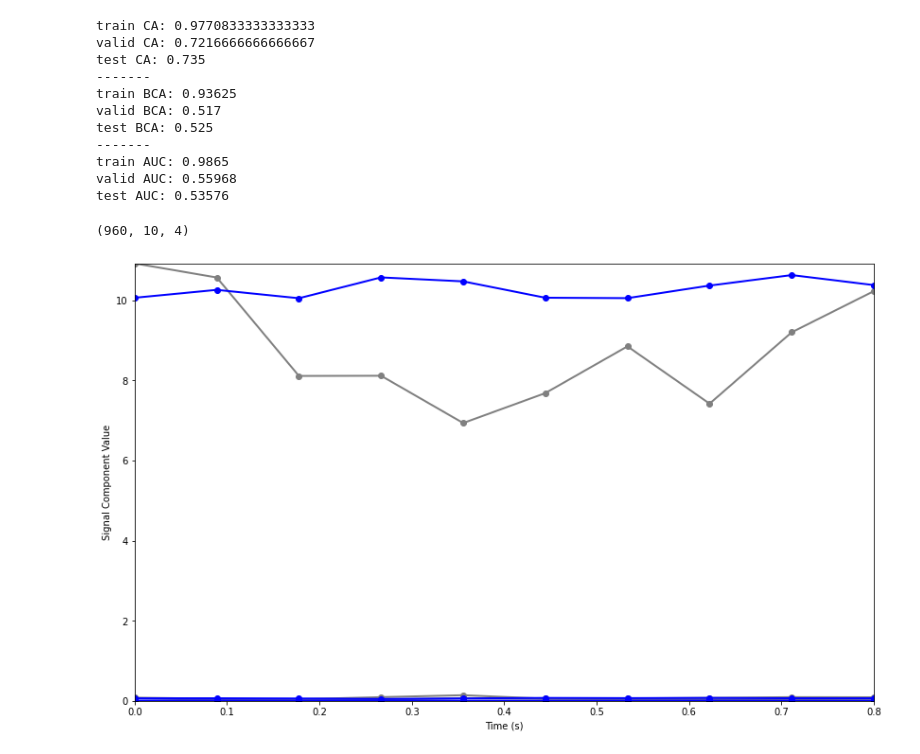
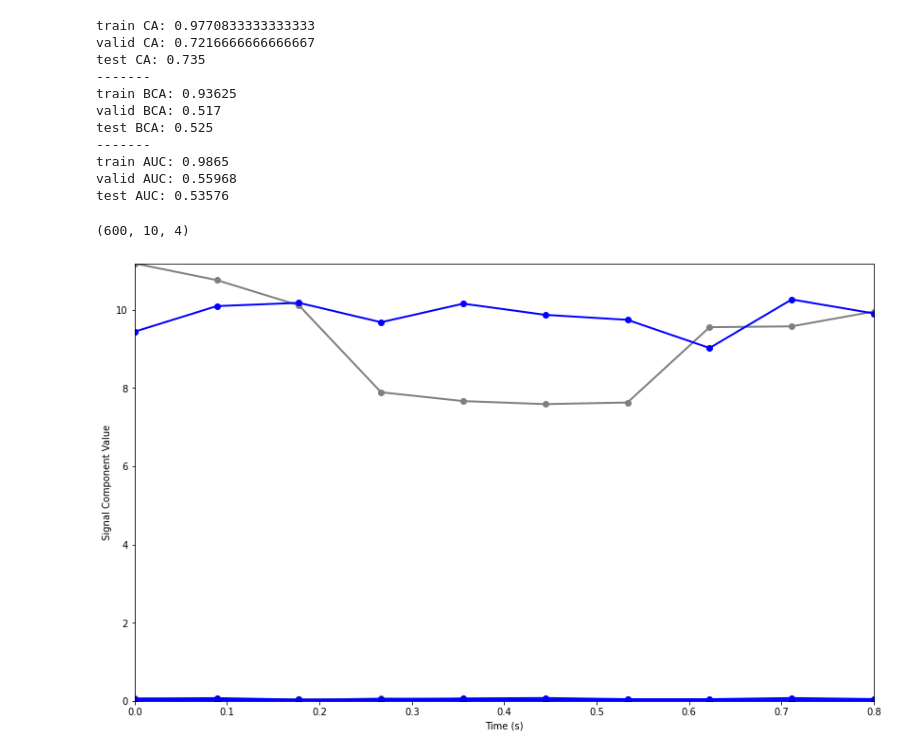
Before and after one commit to idfah/notebooks, a Jupyter notebook: eeg/p300_classification_with_biosemi_data_prep.ipynb, the cells around one changed output. Cells and saved outputs as stored; diff of their text form; code cells hidden in the pictures.

```diff
--- a/eeg/p300_classification_with_biosemi_data_prep.ipynb
+++ b/eeg/p300_classification_with_biosemi_data_prep.ipynb
@@ -611,8 +615,8 @@ test AUC: 0.90391
 # %%
-components = clogreg.components(std_train_data)
+components = clogreg.components(std_valid_data)
 
-target_components = components[train_labels == 0].mean(0)
-nontarget_components = components[train_labels == 1].mean(0)
+target_components = components[valid_labels == 0].mean(0)
+nontarget_components = components[valid_labels == 1].mean(0)
 time = np.linspace(0.0, 0.8, components.shape[1])
 
 plt.plot(time, nontarget_components, linewidth=2, color='grey', label='Nontarget');
@@ -722,19 +738,19 @@ train AUC: 0.9865
 valid AUC: 0.55968
 test AUC: 0.53576
 # %%
-components = cnn.components(std_train_data)
+components = cnn.components(std_valid_data)
 
 print(components.shape)
 
-target_components = components[train_labels == 0].mean(0)
-nontarget_components = components[train_labels == 1].mean(0)
+target_components = components[valid_labels == 0].mean(0)
+nontarget_components = components[valid_labels == 1].mean(0)
 time = np.linspace(0.0, 0.8, components.shape[1])
 
 plt.plot(time, nontarget_components, linewidth=2, color='grey', marker='o', label='Nontarget');
 plt.plot(time, target_components, linewidth=2, color='blue', marker='o', label='Target');
 plt.xlabel('Time (s)');
 plt.ylabel('Signal Component Value');
 plt.autoscale(tight=True);
 # %% [output]
-(960, 10, 4)
+(600, 10, 4)
-[figure, old version]
+[figure, new version]
```
Also changed, not shown: parts of 11 cells of this notebook, 1 other file.
